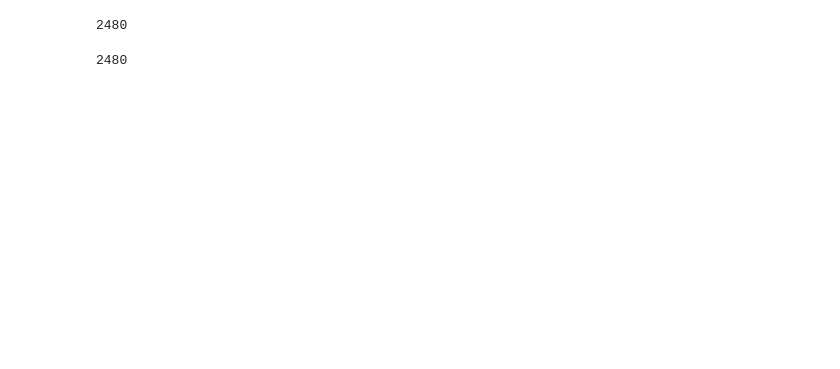
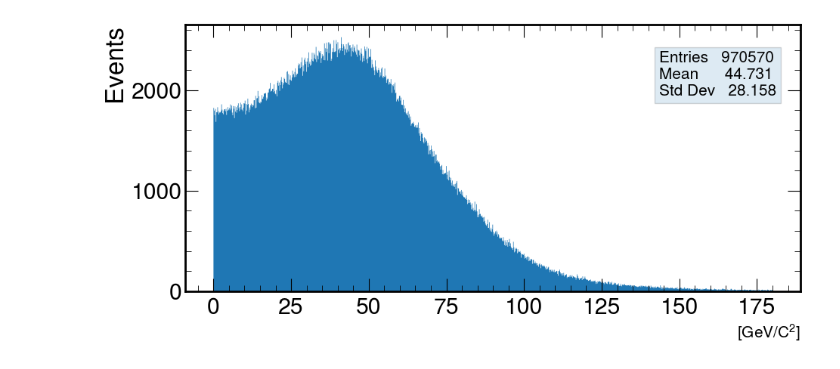
Before and after one commit to JOTELLECHEA/CoffeaCasa-HEP-Analysis, a Jupyter notebook: Analysis/WBosonInvariantMass.ipynb, the cells around one changed output. Drawn from its saved outputs; the diff is of its cells as text; code cells hidden in the pictures; blank space fills up the shorter version.

Commit message:
transverse mass plots of w +/-

```diff
--- a/Analysis/WBosonInvariantMass.ipynb
+++ b/Analysis/WBosonInvariantMass.ipynb
@@ -18,10 +18,10 @@ if allEvents == 1: numEvents = None
 else: numEvents = 50000
 events = NanoEventsFactory.from_root(fname, schemaclass=NanoAODSchema.v6, entry_stop=numEvents).events()
 # %%
-selectedLeptons = LeptonSelectionForWBoson(events, 30, 0 , 'Electron', 1)
-# fourvec = selectedLeptons.Electron[:,0]
-# h1 = InvariantMassHist(selectedLeptons,1000)
-# cmsPlot(h1)
-len(selectedLeptons)
+selectedLeptonsminus = LeptonSelectionForWBoson(events, 30, 0 , 'Electron', -1)
+selectedLeptonsplus  = LeptonSelectionForWBoson(events, 30, 0 , 'Electron',  1)
+h1 = WInvariantMassHist(selectedLeptonsminus,1000)
+h2 = WInvariantMassHist(selectedLeptonsplus,1000)
+cmsWPlot(h1,'minus')
 # %% [output]
-2480
+[figure, added]
@@ -38,5 +27,0 @@ def LeptonSelectionForWBoson2(DATA, PT, ETA, FLAVOR, CHARGE):
-# %%
-test = LeptonSelectionForWBoson2(events, 30, 0 , 'Electron', 1)
-len(test)
-# %% [output]
-2480
```
Also changed, not shown: parts of 4 cells of this notebook.
